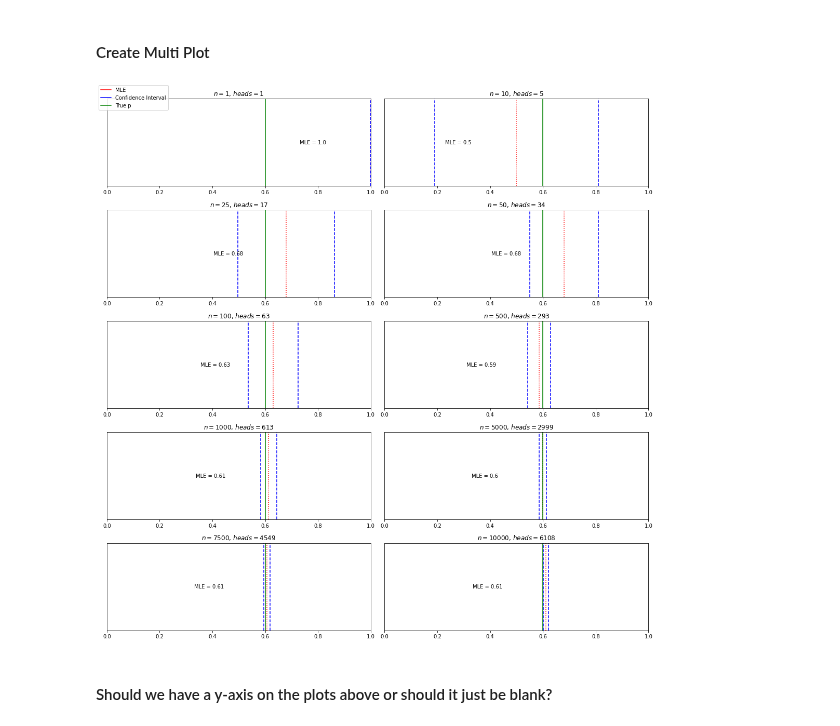
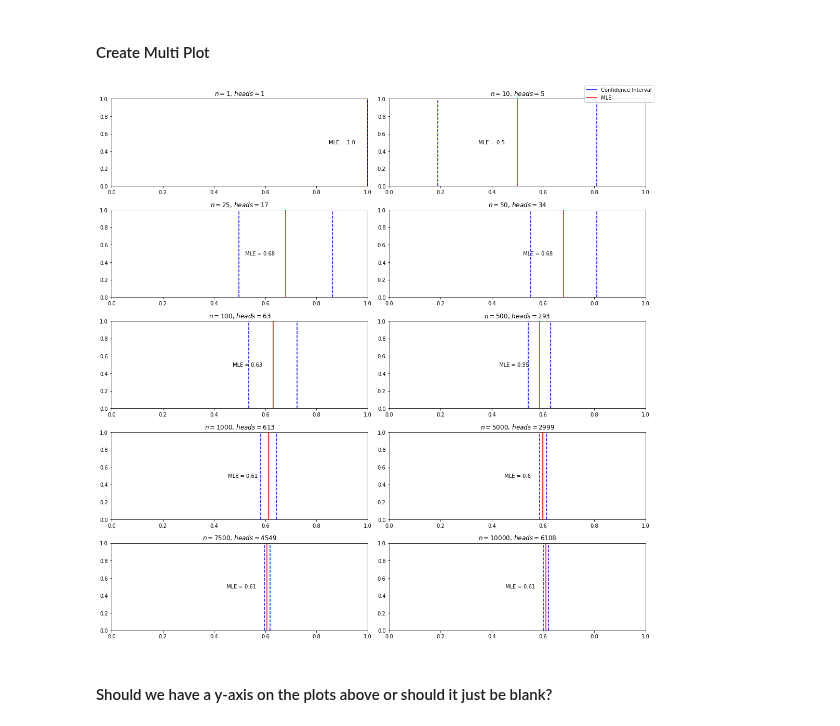
Before and after one commit to gabgilling/Bayesian-Blogs, a Jupyter notebook: Bayesian Simulation Blog Post 1_v2.ipynb, the cells around one changed output. Saved outputs shown, nothing was run; the diff lists cells and outputs as text; code cells hidden in the pictures.

```diff
--- a/Bayesian Simulation Blog Post 1_v2.ipynb
+++ b/Bayesian Simulation Blog Post 1_v2.ipynb
@@ -254,31 +247,27 @@ for i in steps:
 # %%
 import matplotlib.lines as mlines
 
 figs,axs = plt.subplots(5, 2, figsize=(15,15))
 
 axes = [(0,0),(0,1), (1,0), (1,1), (2,0), (2,1), (3,0), (3,1), (4,0), (4,1)]
 
 for i,sample in enumerate(full_results):
-    axs[axes[i]].axvline(sample['p_estimated'], color = 'red', linestyle ='dotted')
-    axs[axes[i]].axvline(0.6, color = 'green', linestyle = 'solid')
+    axs[axes[i]].axvline(sample['p_estimated'], color = 'red')
     axs[axes[i]].axvline(sample['low'], color = 'blue', linestyle='dashed')
     axs[axes[i]].axvline(sample['high'], color = 'blue', linestyle='dashed')
-    axs[axes[i]].get_yaxis().set_visible(False)
     axs[axes[i]].title.set_text("$ n = $" + str(sample['size']) + ", $heads = $" + str(sample['number_of_heads']))
-    axs[axes[i]].text(sample['p_estimated'] - 0.22, 0.5, 'MLE = ' + str(np.round(sample['p_estimated'], 2)),
+    axs[axes[i]].text(sample['p_estimated'] - 0.1, 0.5, 'MLE = ' + str(np.round(sample['p_estimated'], 2)),
     horizontalalignment='center', verticalalignment='center', transform=axs[axes[i]].transAxes)
 
 blue_line = mlines.Line2D([], [], color='blue',
                           markersize=15, label='Confidence Interval')
 red_line = mlines.Line2D([], [], color='red',
                           markersize=15, label='MLE')
-green_line = mlines.Line2D([], [], color='green',
-                          markersize=15, label='True p')
 
-figs.legend(handles = [red_line, blue_line, green_line], loc=2)
+figs.legend(handles = [blue_line, red_line], loc=1)
 figs.tight_layout()
 # %% [output]
-[figure, old version]
+[figure, new version]
 # %%
 figs.savefig('flips.png')
 # %% [markdown]
```
Also changed, not shown: parts of 4 cells of this notebook.
